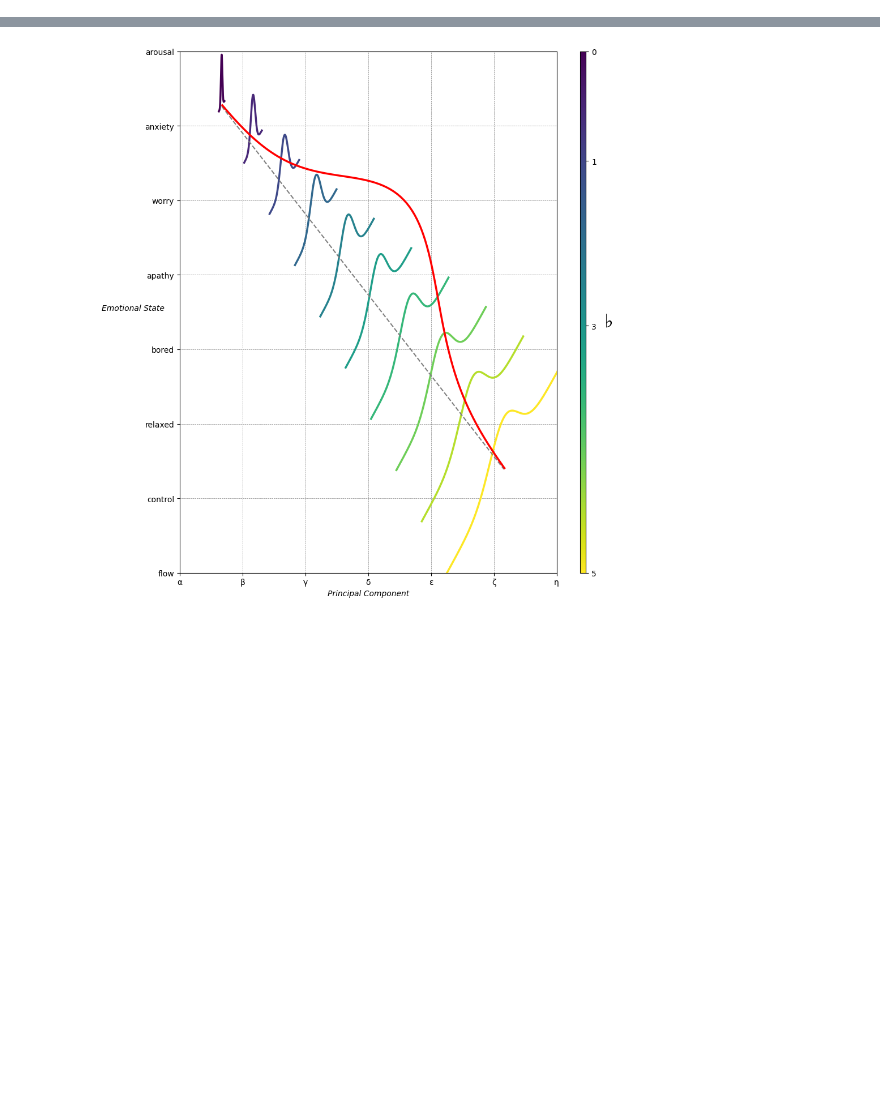
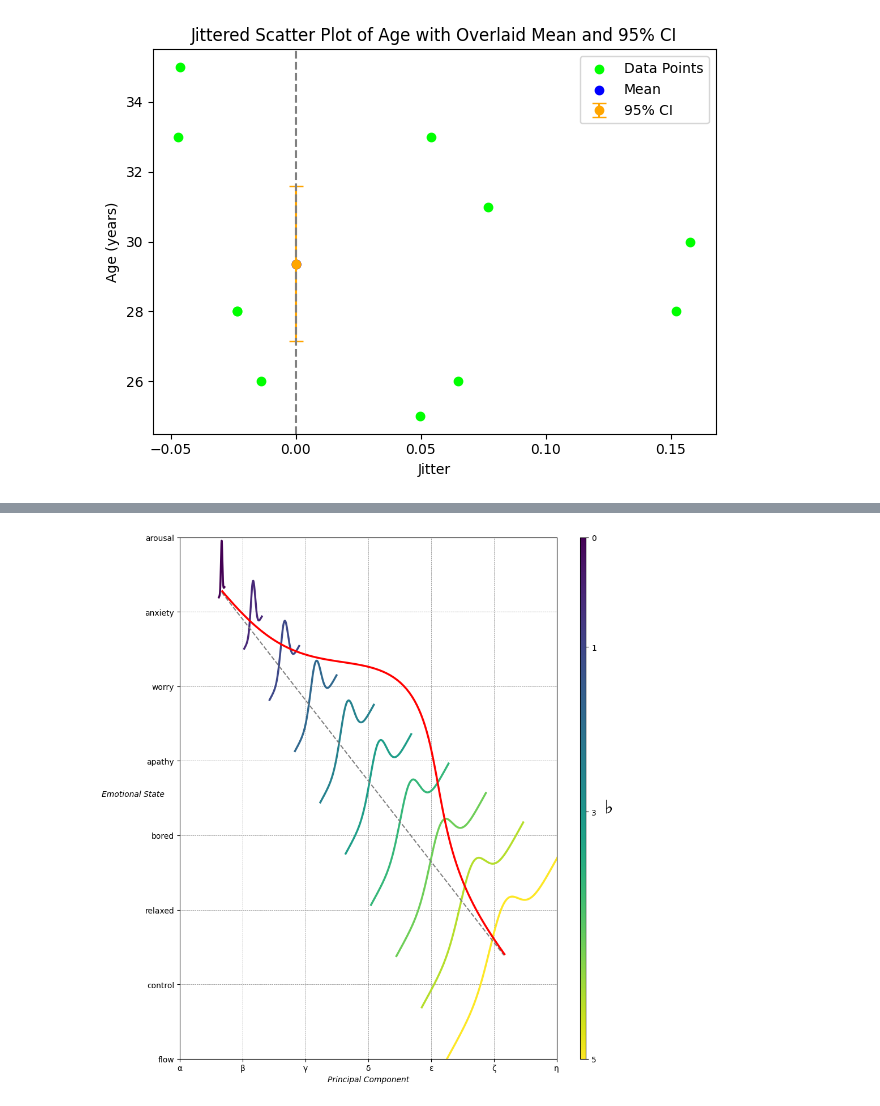
Before and after one commit to abikesa/flow, a Jupyter notebook: intro.ipynb, the cells around one changed output, grey strips where cells are left out. Cells and saved outputs as stored; diff of their text form; code cells hidden in the pictures; blank space fills up the shorter version.

```diff
--- a/intro.ipynb
+++ b/intro.ipynb
@@ -1,3 +1,37 @@
+# %%
+import numpy as np
+import matplotlib.pyplot as plt
+from scipy import stats
+
+# Sample data (replace with your own)
+ages = [25, 26, 26, 28, 28, 28, 30, 31, 33, 33, 35]  # Age data
+
+# Add jitter to x-values for visualization
+np.random.seed(42)
+jitter = np.random.normal(0, 0.1, len(ages))
+
+# Scatter plot
+plt.scatter(jitter, ages, color='lime', label='Data Points')
+
+# Calculate mean and 95% CI for ages
+mean_age = np.mean(ages)
+confidence = 0.95
+std_err = stats.sem(ages)
+ci = std_err * stats.t.ppf((1 + confidence) / 2, len(ages) - 1)
+
+# Overlay mean and 95% CI
+plt.scatter(0, mean_age, color='blue', label='Mean')
+plt.errorbar(0, mean_age, yerr=ci, color='orange', fmt='o', capsize=5, label='95% CI')
+
+plt.xlabel('Jitter')
+plt.ylabel('Age (years)')
+plt.title('Jittered Scatter Plot of Age with Overlaid Mean and 95% CI')
+plt.axvline(x=0, color='grey', linestyle='--')  # Line denoting the 'center' of the jitter
+plt.legend()
+plt.tight_layout()
+plt.show()
+# %% [output]
+[figure, added]
 # %% [markdown]
 #    .
 
```
Also changed, not shown: parts of 1 cell of this notebook, 10 other files.
